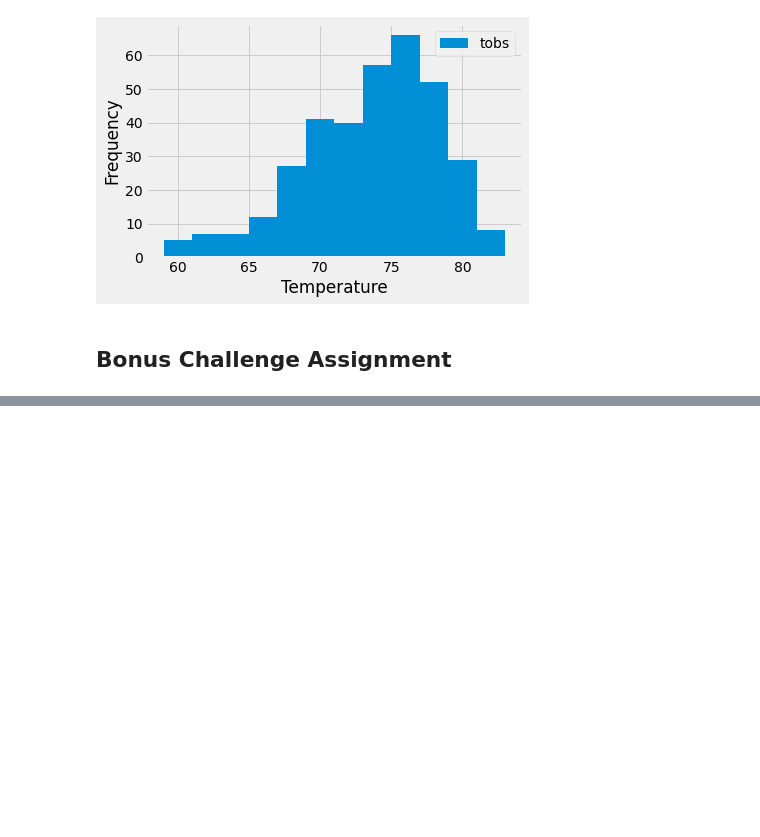
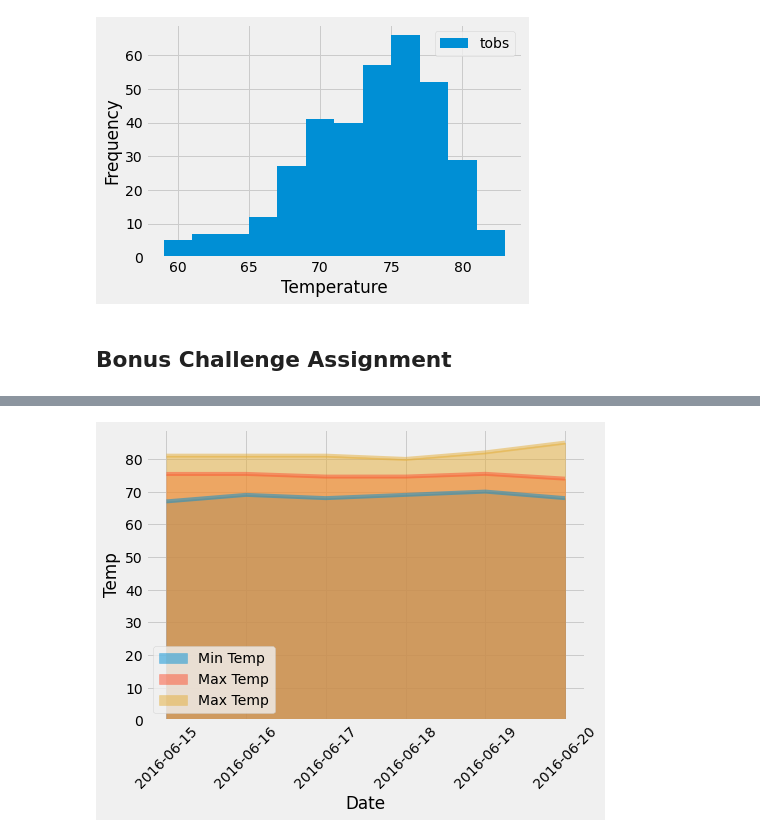
Before and after one commit to trvossler-max/sqlalchemy-challenge, a Jupyter notebook: climate_starter.ipynb, the cells around one changed output, grey strips where cells are left out. Cells and saved outputs as stored; diff of their text form; code cells hidden in the pictures; blank space fills up the shorter version.

Commit message:
next push

```diff
--- a/climate_starter.ipynb
+++ b/climate_starter.ipynb
@@ -205,7 +250,7 @@ def daily_normals(date):
 
     """
 
-    sel = [func.min(Measurement.tobs), func.avg(Measurement.tobs), func.max(Measurement.tobs)]
-    return session.query(*sel).filter(func.strftime("%m-%d", Measurement.date) == date).all()
+    sel = [func.min(measurement.tobs), func.avg(measurement.tobs), func.max(measurement.tobs)]
+    return session.query(*sel).filter(func.strftime("%m-%d", measurement.date) == date).all()
 
-daily_normals("01-01")
+daily_normals("05-30")
@@ -212,11 +281,22 @@ daily_normals("01-01")
 # %%
-# calculate the daily normals for your trip
-# push each tuple of calculations into a list called `normals`
-
 # Set the start and end date of the trip
+start = '2016-06-15'
+end = '2016-06-20'
 
 # Use the start and end date to create a range of dates
+start_date = dt.datetime.strptime(start, '%Y-%m-%d')
+end_date = dt.datetime.strptime(end, '%Y-%m-%d')
 
 # Stip off the year and save a list of %m-%d strings
 
+
 # Loop through the list of %m-%d strings and calculate the normals for each date
+vacdates = []
+normals = []
+while (start_date <= end_date):
+    vacdates.append(dt.datetime.strftime(start_date, '%Y-%m-%d'))
+    datesformat = dt.datetime.strftime(start_date, '%m-%d')
+    normals.append(list(np.ravel(daily_normals(datesformat))))
+    start_date = start_date + dt.timedelta(days = 1)
+
+normals
@@ -223,2 +310,7 @@ daily_normals("01-01")
 # %%
 # Load the previous query results into a Pandas DataFrame and add the `trip_dates` range as the `date` index
+bonus2_df = pd.DataFrame(normals, columns=['Min Temp', 'Max Temp', 'Max Temp'])
+bonus2_df['Date'] = vacdates
+bonus2_df = bonus2_df.set_index('Date')
+
+bonus2_df
@@ -225,2 +326,6 @@ daily_normals("01-01")
 # %%
 # Plot the daily normals as an area plot with `stacked=False`
+bonus2_df.plot.area(figsize = (7,5), rot = 45, stacked=False)
+plt.ylabel("Temp")
+plt
+# %% [output]
@@ -226,0 +333 @@ daily_normals("01-01")
+[figure, added]
```
Also changed, not shown: parts of 10 cells of this notebook, 1 other file.
